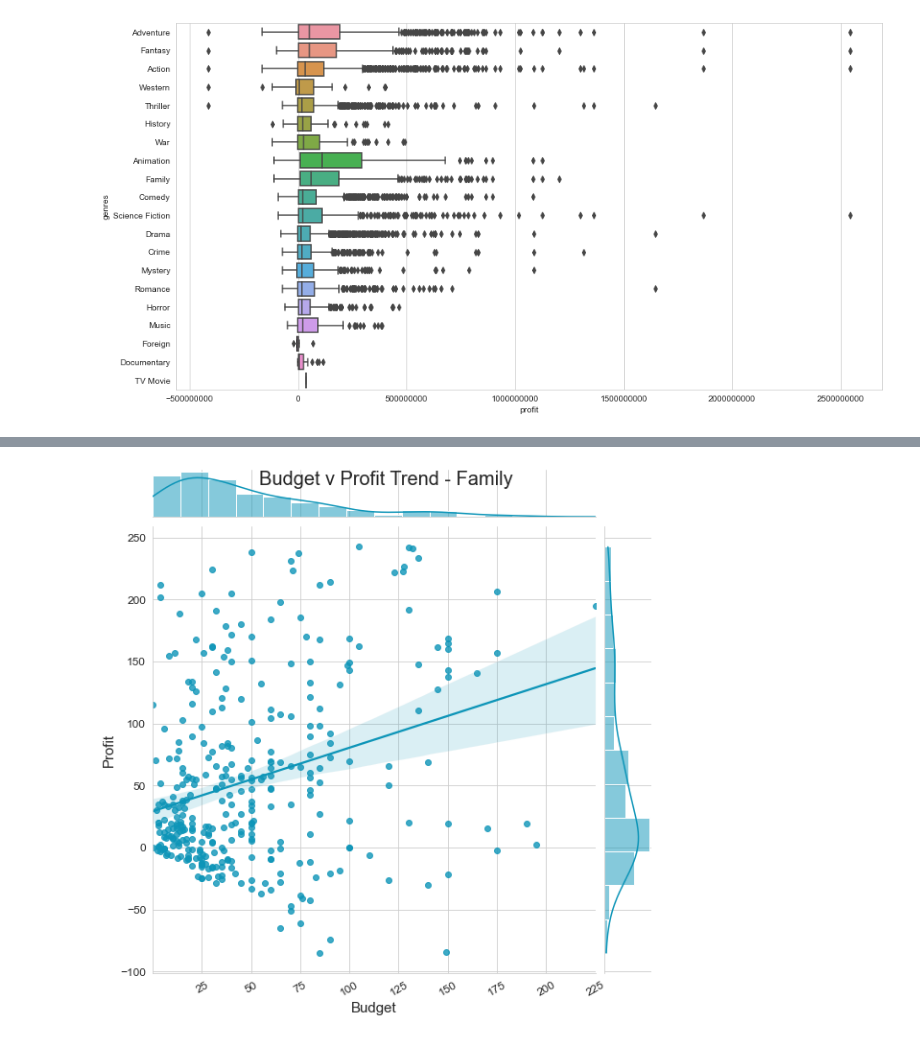
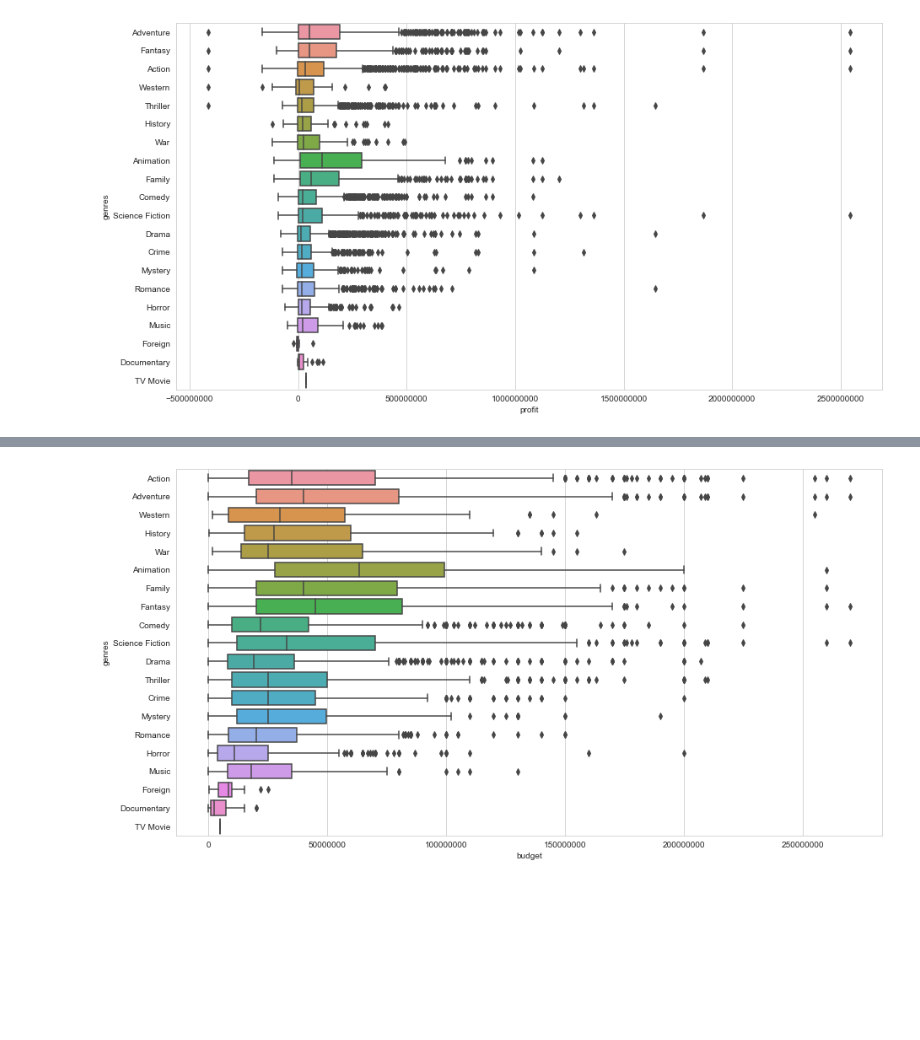
Before and after one commit to krbendol/movie_analysis_Microsoft, a Jupyter notebook: Data_Work.ipynb, the cells around one changed output, grey strips where cells are left out. Cells and saved outputs as stored; diff of their text form; code cells hidden in the pictures; blank space fills up the shorter version.

```diff
--- a/Data_Work.ipynb
+++ b/Data_Work.ipynb
@@ -248,12 +152,0 @@ sns.lineplot(x=df_graph_data["budget"], y=df_graph_data["profit"]);
-# %%
-df_family_data = df_family[["budget","profit"]]/1000000
-family_reg = sns.jointplot(x=df_family_data["budget"], y=df_family_data["profit"],
-                           kind="reg", color="#0d95b8", height=8, ratio=8)
-plt.suptitle("Budget v Profit Trend - Family", fontsize=20)
-plt.xlabel("Budget", fontsize=15)
-plt.xticks(rotation=30)
-plt.ylabel("Profit", fontsize=15)
-plt.tick_params(labelsize=12)
-plt.ticklabel_format(style='plain')
-# %% [output]
-[figure, removed]
@@ -265,0 +153,7 @@ sns.lineplot(x=df_graph_data["budget"], y=df_graph_data["profit"]);
+# %%
+#the boxplot for profit by genre after removing major outliers, looks a lot better
+fig4, ax4 = plt.subplots(figsize=(15,8))
+plt.ticklabel_format(style="plain")
+sns.boxplot(x=df_temp["budget"], y=df_temp["genres"]);
+# %% [output]
+[figure, added]
```
Also changed, not shown: parts of 20 cells of this notebook.
